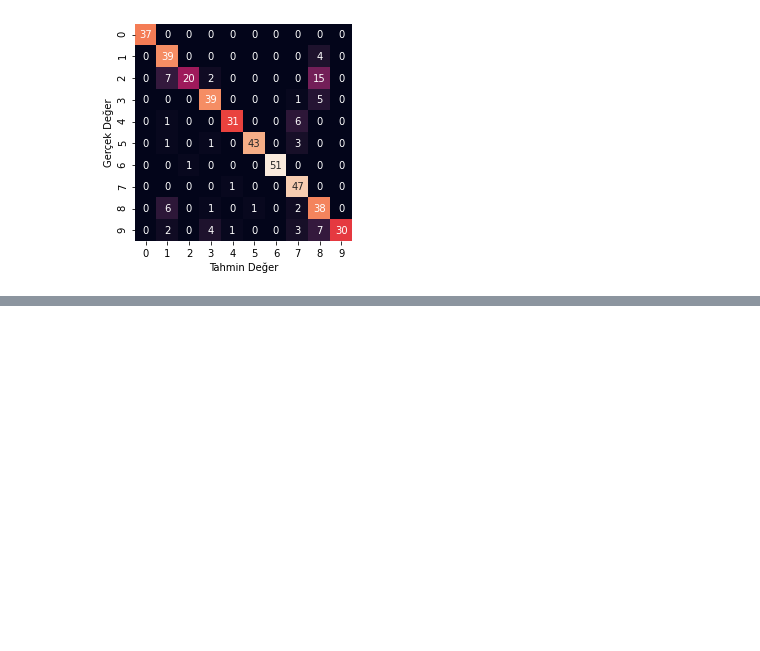
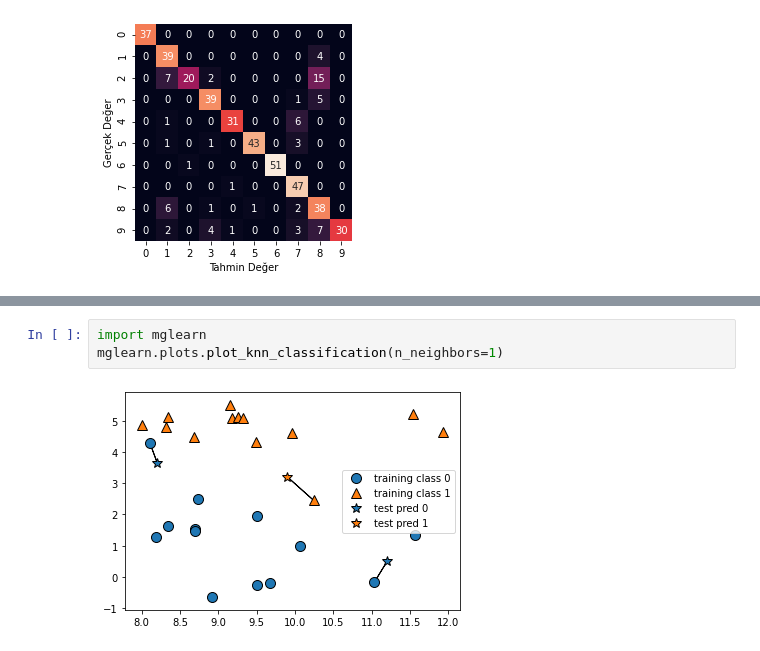
Before and after one commit to kuyucuk/Multilabel, a Jupyter notebook: tez_kod/Makine Öğrenmesi/machine_learning_lessons.ipynb, the cells around one changed output, grey strips where cells are left out. Drawn from its saved outputs; the diff is of its cells as text; blank space fills up the shorter version.

```diff
--- a/tez_kod/Makine Öğrenmesi/machine_learning_lessons.ipynb
+++ b/tez_kod/Makine Öğrenmesi/machine_learning_lessons.ipynb
@@ -360,0 +488,5 @@ Text(91.68, 0.5, 'Gerçek Değer')
+# %%
+import mglearn
+mglearn.plots.plot_knn_classification(n_neighbors=1)
+# %% [output]
+[figure, added]
```
Also changed, not shown: parts of 27 cells of this notebook.
